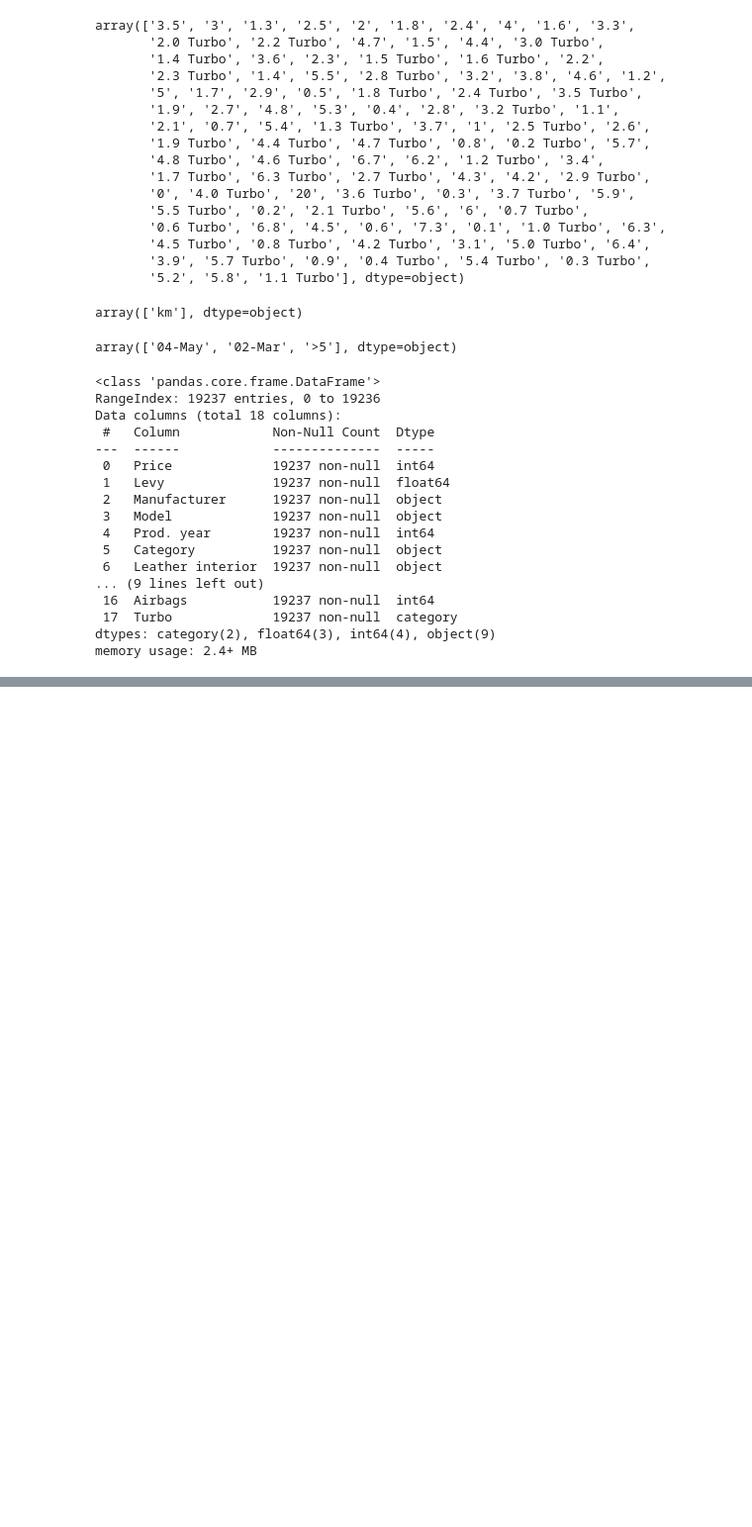
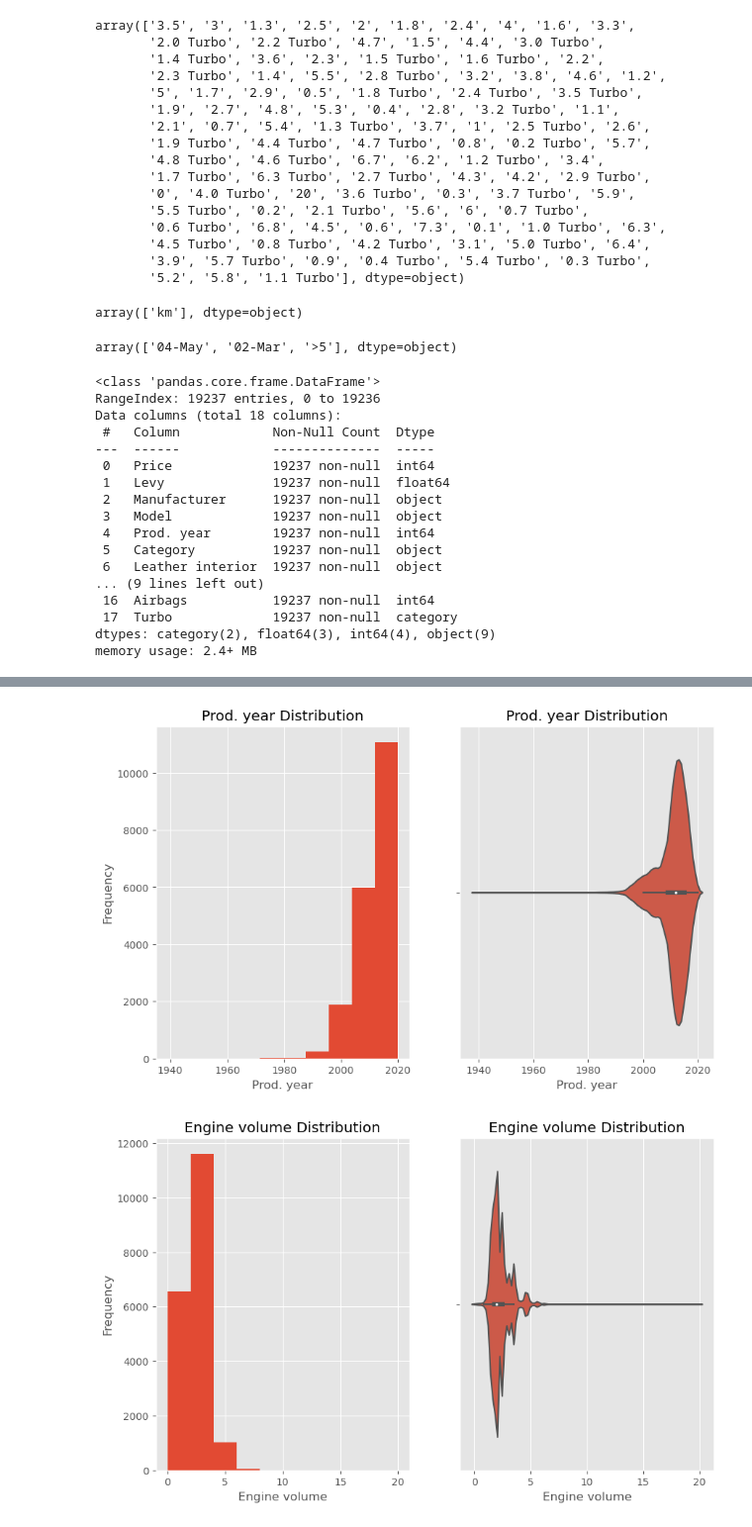
Before and after one commit to obaliuta/class_reg_segm, a Jupyter notebook: notebook_reg.ipynb, the cells around one changed output, grey strips where cells are left out. Shown at 99% size. Drawn from its saved outputs; the diff is of its cells as text; code cells hidden in the pictures; blank space fills up the shorter version.

```diff
--- a/notebook_reg.ipynb
+++ b/notebook_reg.ipynb
@@ -8,3 +1,27 @@ import ydata_profiling as pp
+# %%
+import pandas as pd
+import numpy as np
+import matplotlib.pyplot as plt
+%matplotlib inline
+import seaborn as sns
+plt.style.use('ggplot')
+
+import ydata_profiling as pp
+
+from sklearn.linear_model import LinearRegression, Ridge, Lasso
+from sklearn.ensemble import RandomForestRegressor
+from sklearn.tree import DecisionTreeRegressor
+from sklearn.svm import SVR
+from sklearn.model_selection import train_test_split
+from sklearn.preprocessing import StandardScaler
+from sklearn.preprocessing import LabelEncoder
+from sklearn.preprocessing import OneHotEncoder
+from sklearn import metrics
+from sklearn.pipeline import Pipeline
+from sklearn.metrics import confusion_matrix, accuracy_score, f1_score, precision_score, recall_score
+from sklearn.model_selection import GridSearchCV
+
+pd.options.display.float_format = '{:,.2f}'.format
 # %%
 df = pd.read_csv('data/car_price_prediction.csv', ).drop(columns='ID')
 
@@ -141,2 +170,4 @@ df = df.drop(columns=['Price', 'Levy'])
+# %%
+df['Mileage'] = np.clip(df.Mileage,0,1000000)
 # %%
 numeric_cols = df.select_dtypes('number').columns
@@ -164,0 +180,15 @@ df
+# %%
+for i in numeric_cols:
+    fig, axes = plt.subplots(nrows=1, ncols=2, figsize=(10, 6))
+
+    df[i].plot(kind='hist', ax=axes[0])
+    axes[0].set_title(i + ' Distribution')
+    axes[0].set_xlabel(i)
+
+    sns.violinplot(data=df, x=i, ax=axes[1])
+    axes[1].set_title(i + ' Distribution')
+
+    plt.show()
+# %% [output]
+[figure, added]
+[figure, added]
```
Also changed, not shown: parts of 18 cells of this notebook.
